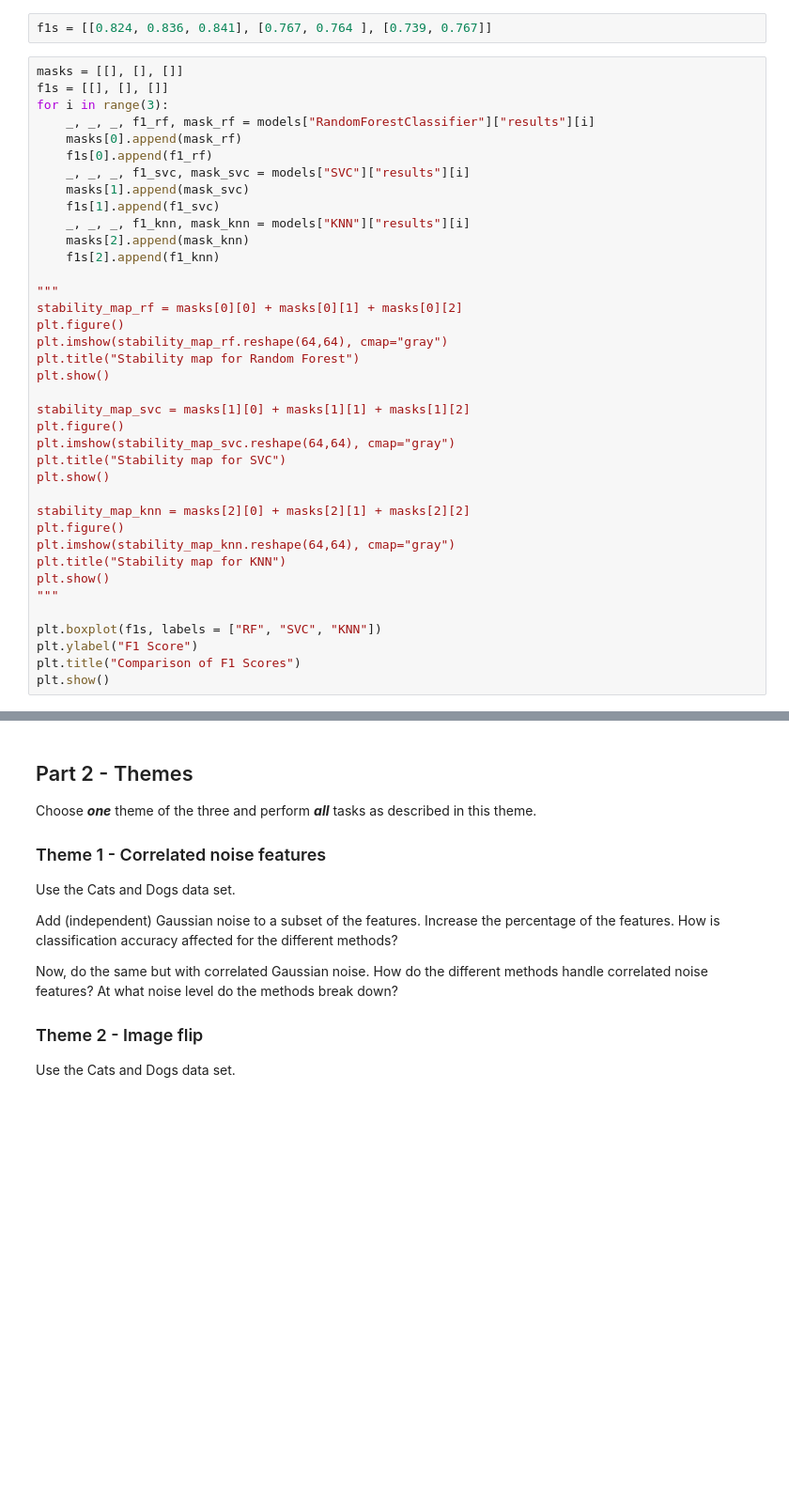
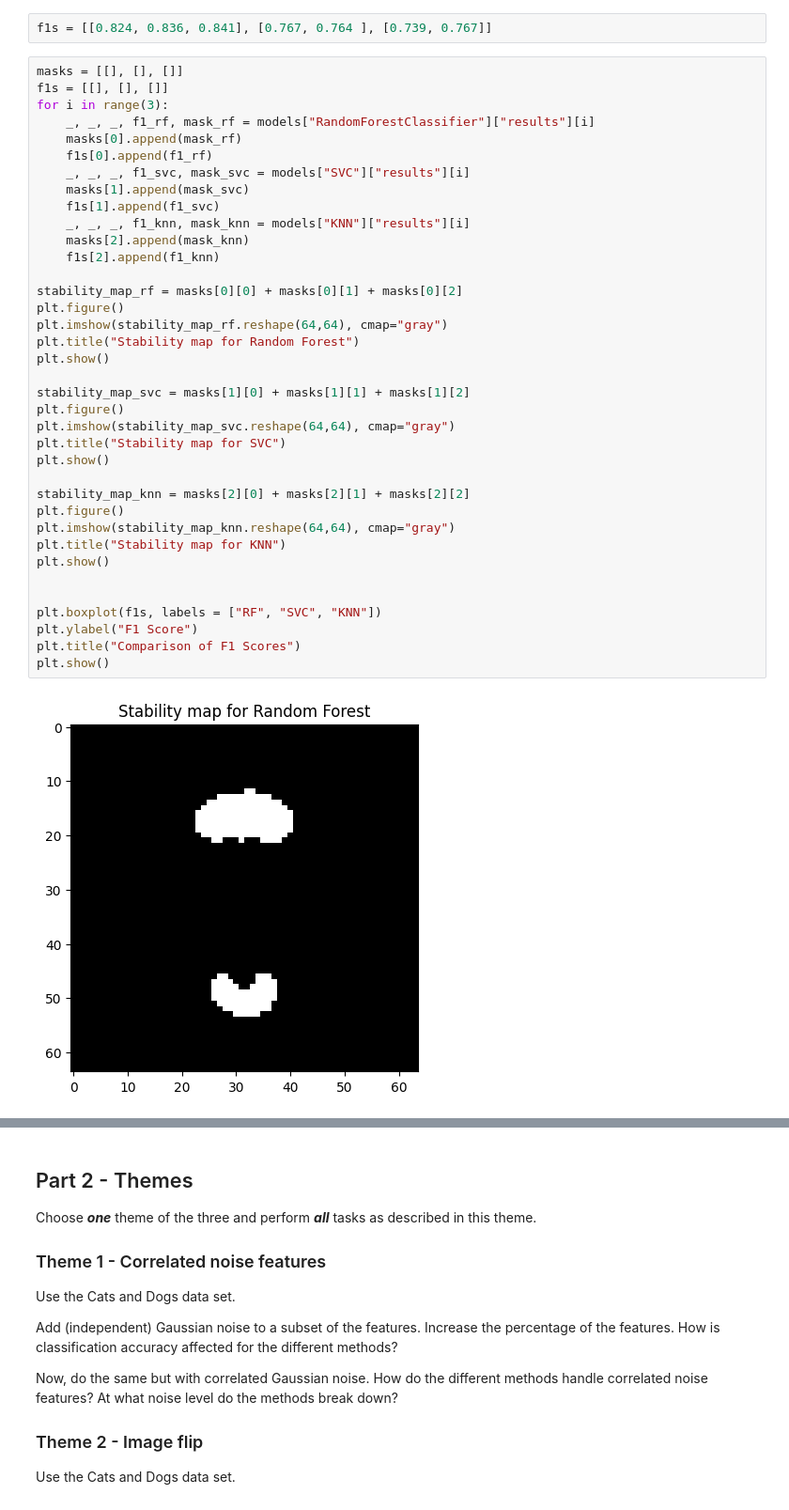
Before and after one commit to CleosCleopatra/Big_data_2, a Jupyter notebook: project2Py.ipynb, the cells around one changed output, grey strips where cells are left out. Shown at 94% size. Drawn from its saved outputs; the diff is of its cells as text; blank space fills up the shorter version.

```diff
--- a/project2Py.ipynb
+++ b/project2Py.ipynb
@@ -389,32 +363,33 @@ for i in range(3):
     f1s[0].append(f1_rf)
     _, _, _, f1_svc, mask_svc = models["SVC"]["results"][i]
     masks[1].append(mask_svc)
     f1s[1].append(f1_svc)
     _, _, _, f1_knn, mask_knn = models["KNN"]["results"][i]
     masks[2].append(mask_knn)
     f1s[2].append(f1_knn)
 
-"""
 stability_map_rf = masks[0][0] + masks[0][1] + masks[0][2]
 plt.figure()
 plt.imshow(stability_map_rf.reshape(64,64), cmap="gray")
 plt.title("Stability map for Random Forest")
 plt.show()
 
 stability_map_svc = masks[1][0] + masks[1][1] + masks[1][2]
 plt.figure()
 plt.imshow(stability_map_svc.reshape(64,64), cmap="gray")
 plt.title("Stability map for SVC")
 plt.show()
 
 stability_map_knn = masks[2][0] + masks[2][1] + masks[2][2]
 plt.figure()
 plt.imshow(stability_map_knn.reshape(64,64), cmap="gray")
 plt.title("Stability map for KNN")
 plt.show()
-"""
+
 
 plt.boxplot(f1s, labels = ["RF", "SVC", "KNN"])
 plt.ylabel("F1 Score")
 plt.title("Comparison of F1 Scores")
 plt.show()
+# %% [output]
+[figure, added]
```
Also changed, not shown: parts of 4 cells of this notebook.
